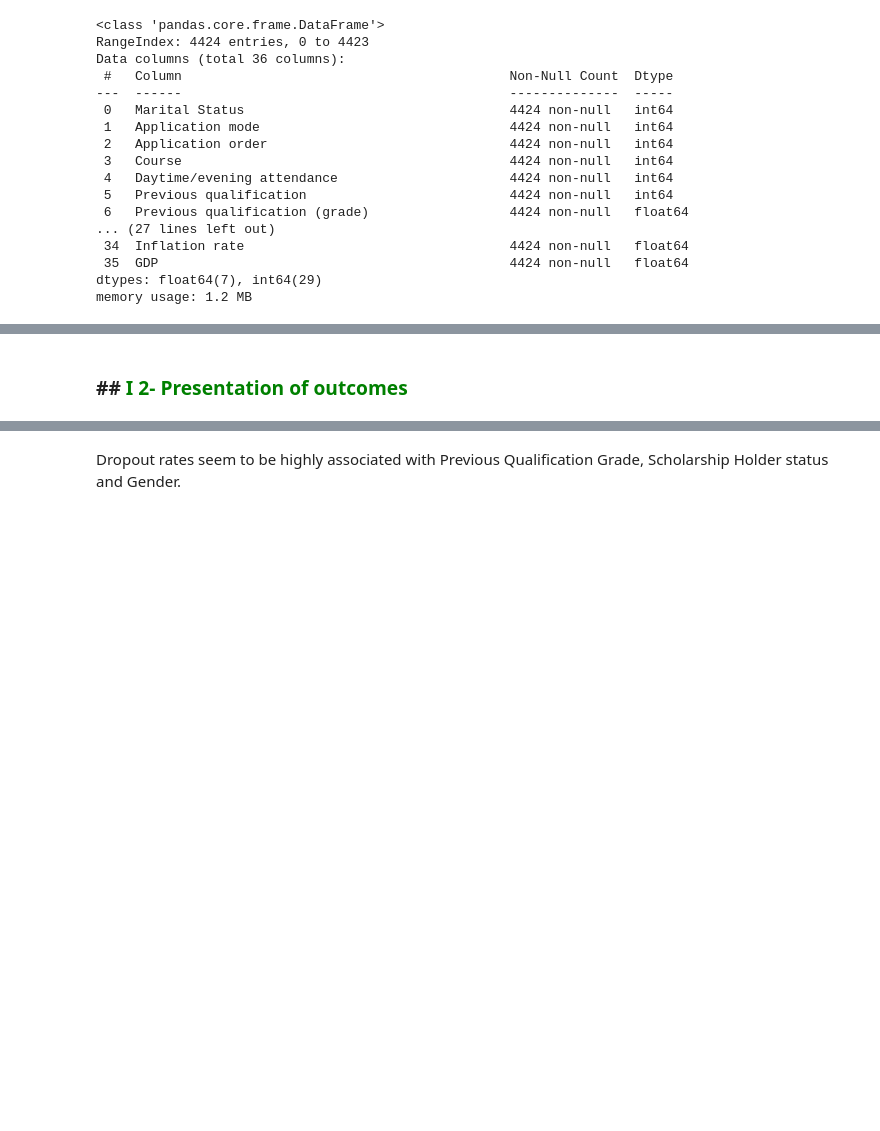
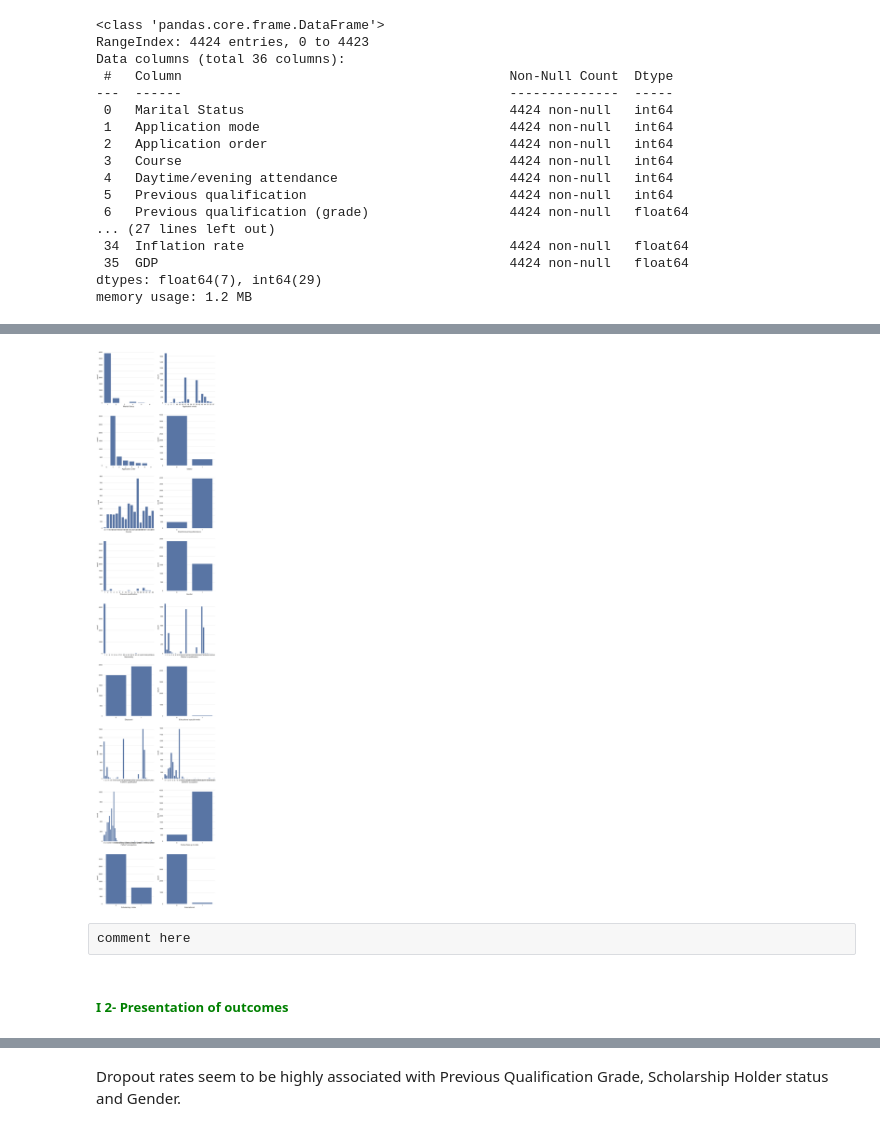
Before and after one commit to jkoks-svg/ML_Project_ENSAE, a Jupyter notebook: ML_Project_ENSAE.ipynb, the cells around one changed output, grey strips where cells are left out. Cells and saved outputs as stored; diff of their text form; code cells hidden in the pictures; blank space fills up the shorter version.

```diff
--- a/ML_Project_ENSAE.ipynb
+++ b/ML_Project_ENSAE.ipynb
@@ -96,5 +126,19 @@ d.missing_plot(X)
+# %%
+ncols=2
+nrows=len(categorical_features)//ncols
+
+fig,axes=d.plt.subplots(nrows=nrows,ncols=ncols,figsize=(20,100))
+axes=axes.ravel()
+
+for i, col_name in enumerate(categorical_features):
+        ax=axes[i]
+        d.sns.countplot(data=X,x=col_name,ax=ax)
+# %% [output]
+[figure, added]
+# %% [raw]
+comment here
 # %% [markdown]
-### ## <span style="color:green; text-align:center;">I 2- Presentation of outcomes</span>
+##### <span style="color:green; text-align:center;">I 2- Presentation of outcomes</span>
 # %%
 # dimension of target
 y.shape
```
Also changed, not shown: parts of 19 cells of this notebook, 1 other file.
